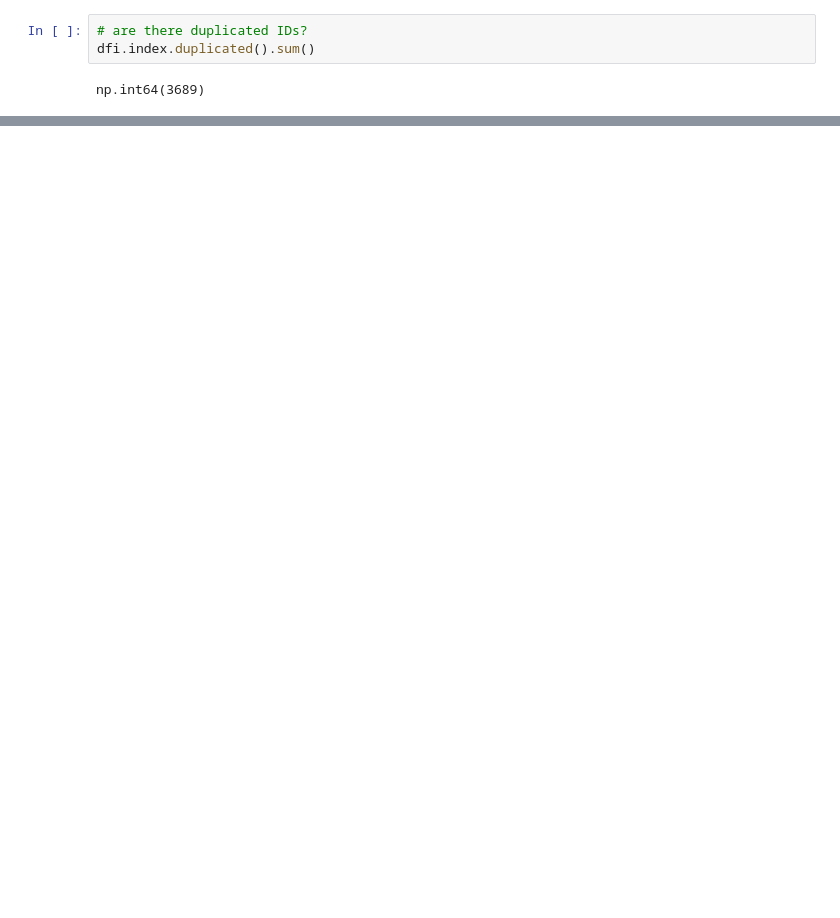
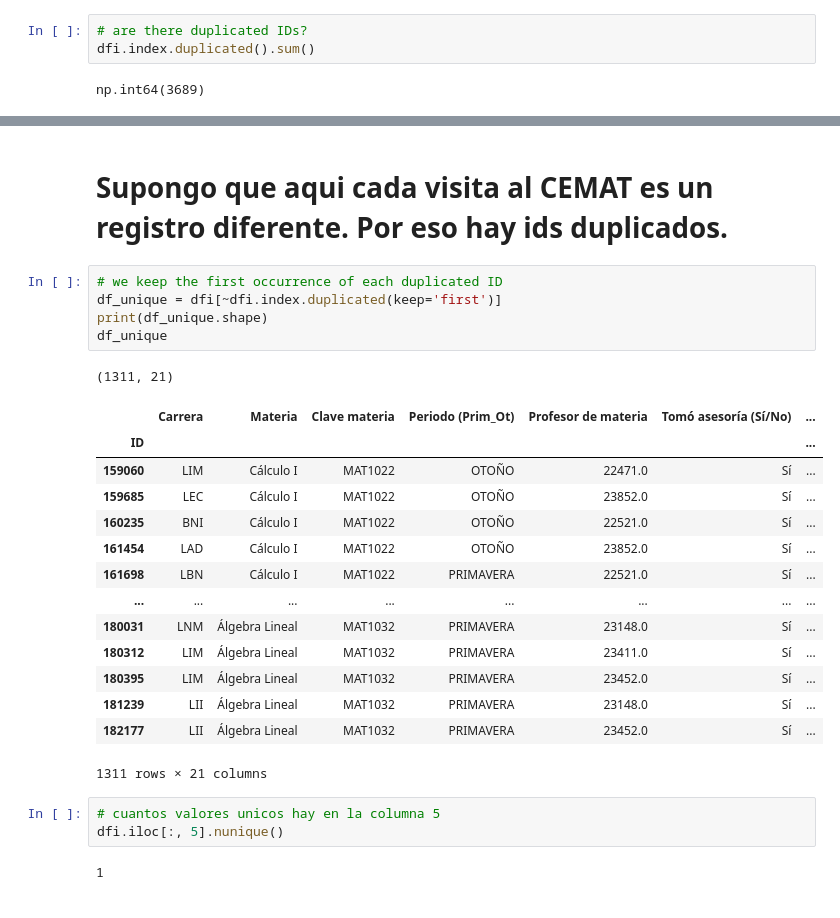
Before and after one commit to heritaco/CMAT, a Jupyter notebook: notebooks/02 Intento con Concentrado/Concentrado CMAT solo ve a los que fueron al CMAT.ipynb, the cells around one changed output, grey strips where cells are left out. Cells and saved outputs as stored; diff of their text form; blank space fills up the shorter version.

```diff
--- a/notebooks/01 Exploratory Data Analysis/notebook.ipynb
+++ b/notebooks/02 Intento con Concentrado/Concentrado CMAT solo ve a los que fueron al CMAT.ipynb
@@ -64,0 +84,30 @@ dfi[dfi.index.duplicated(keep=False)].sort_index()
+# %% [markdown]
+# Supongo que aqui cada visita al CEMAT es un registro diferente.  Por eso hay ids duplicados.
+# %%
+# we keep the first occurrence of each duplicated ID
+df_unique = dfi[~dfi.index.duplicated(keep='first')]
+print(df_unique.shape)
+df_unique
+# %% [output]
+(1311, 21)
+|  | Carrera | Materia | Clave materia | Periodo (Prim_Ot) | Profesor de materia | Tomó asesoría (Sí/No) | ... |
+| ID |  |  |  |  |  |  | ... |
+| 159060 | LIM | Cálculo I | MAT1022 | OTOÑO | 22471.0 | Sí | ... |
+| 159685 | LEC | Cálculo I | MAT1022 | OTOÑO | 23852.0 | Sí | ... |
+| 160235 | BNI | Cálculo I | MAT1022 | OTOÑO | 22521.0 | Sí | ... |
+| 161454 | LAD | Cálculo I | MAT1022 | OTOÑO | 23852.0 | Sí | ... |
+| 161698 | LBN | Cálculo I | MAT1022 | PRIMAVERA | 22521.0 | Sí | ... |
+| ... | ... | ... | ... | ... | ... | ... | ... |
+| 180031 | LNM | Álgebra Lineal | MAT1032 | PRIMAVERA | 23148.0 | Sí | ... |
+| 180312 | LIM | Álgebra Lineal | MAT1032 | PRIMAVERA | 23411.0 | Sí | ... |
+| 180395 | LIM | Álgebra Lineal | MAT1032 | PRIMAVERA | 23452.0 | Sí | ... |
+| 181239 | LII | Álgebra Lineal | MAT1032 | PRIMAVERA | 23148.0 | Sí | ... |
+| 182177 | LII | Álgebra Lineal | MAT1032 | PRIMAVERA | 23452.0 | Sí | ... |
+1311 rows × 21 columns
+# %%
+# cuantos valores unicos hay en la columna 5
+dfi.iloc[:, 5].nunique()
+# %% [output]
+1
+# %% [markdown]
+<!-- # Por que no salgo en el concentrado?
```
Also changed, not shown: parts of 7 cells of this notebook, 29 other files.
